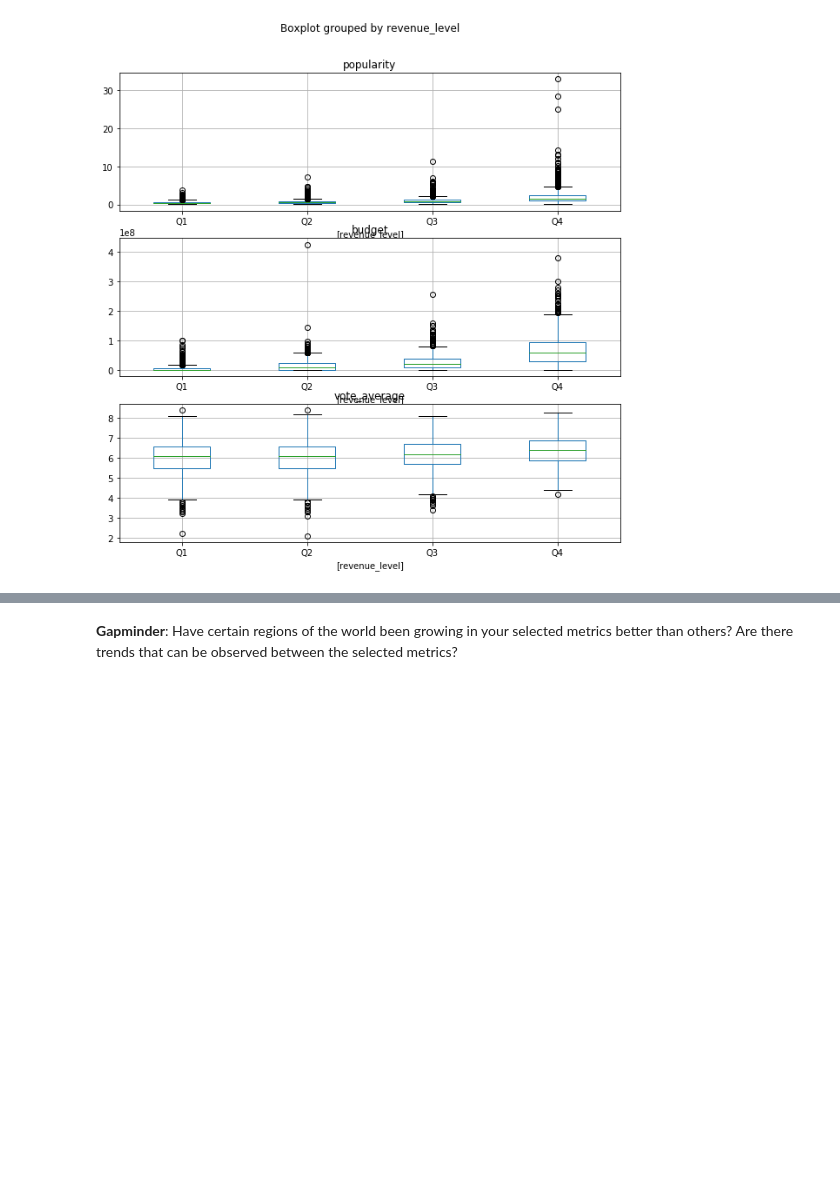
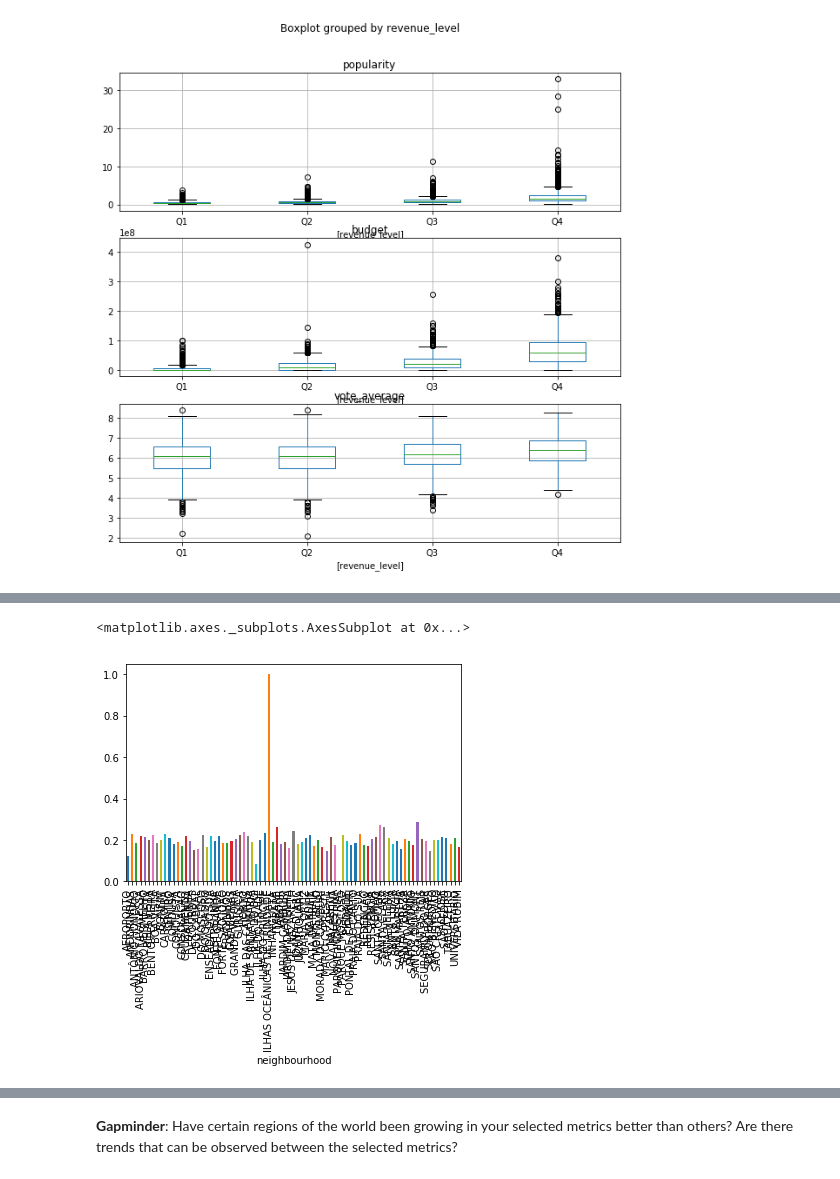
Before and after one commit to georgeliu1998/dand2, a Jupyter notebook: investigate-a-dataset/investigate-a-dataset.ipynb, the cells around one changed output, grey strips where cells are left out. Cells and saved outputs as stored; diff of their text form; code cells hidden in the pictures; blank space fills up the shorter version.

```diff
--- a/investigate-a-dataset/investigate-a-dataset.ipynb
+++ b/investigate-a-dataset/investigate-a-dataset.ipynb
@@ -302,0 +308,5 @@ tmdb_sub.loc[:,['vote_average', 'revenue_level']].boxplot(by='revenue_level', ax
+# %%
+find_percent(noshow, 'neighbourhood').plot(kind='bar')
+# %% [output]
+<matplotlib.axes._subplots.AxesSubplot at 0x...>
+[figure, added]
```
Also changed, not shown: parts of 18 cells of this notebook.
